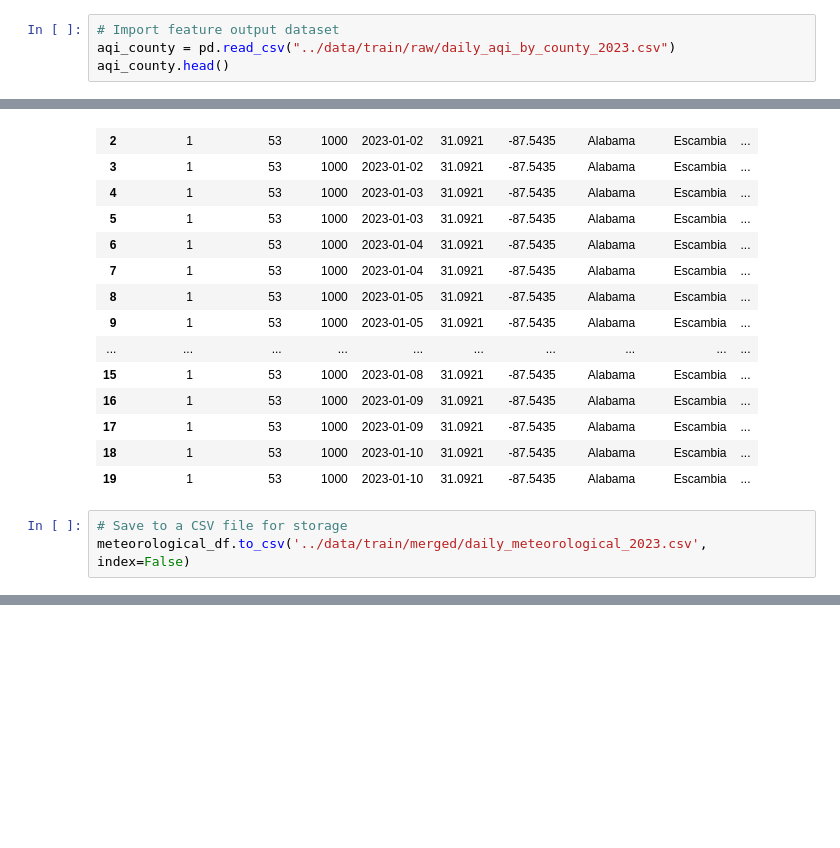
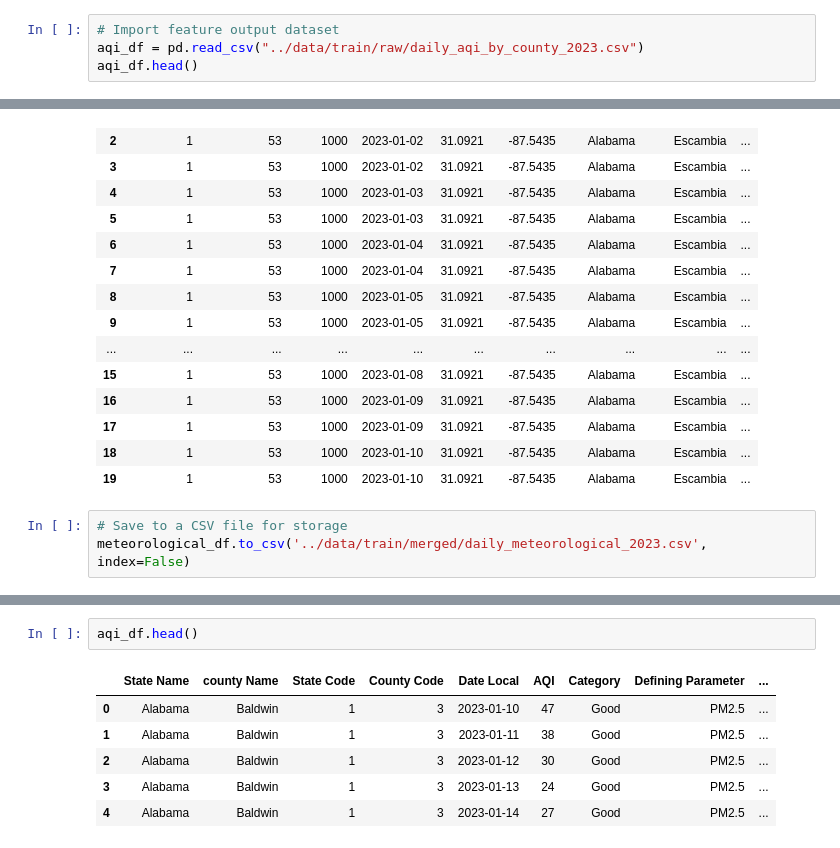
Before and after one commit to nehajanar/Air-Quality-Detection, a Jupyter notebook: code/aqi_prediction.ipynb, the cells around one changed output, grey strips where cells are left out. Saved outputs shown, nothing was run; the diff lists cells and outputs as text; blank space fills up the shorter version.

```diff
--- a/code/aqi_prediction.ipynb
+++ b/code/aqi_prediction.ipynb
@@ -129,8 +129,8 @@ rhdp_df.head()
 5 rows × 29 columns
 # %%
 # Import feature output dataset
-aqi_county = pd.read_csv("../data/train/raw/daily_aqi_by_county_2023.csv")
-aqi_county.head()
+aqi_df = pd.read_csv("../data/train/raw/daily_aqi_by_county_2023.csv")
+aqi_df.head()
 # %% [output]
 |  | State Name | county Name | State Code | County Code | Date | AQI | Category | Defining Parameter | ... |
 | 0 | Alabama | Baldwin | 1 | 3 | 2023-01-10 | 47 | Good | PM2.5 | ... |
@@ -268,0 +287,9 @@ meteorological_df.to_csv('../data/train/merged/daily_meteorological_2023.csv', i
+# %%
+aqi_df.head()
+# %% [output]
+|  | State Name | county Name | State Code | County Code | Date Local | AQI | Category | Defining Parameter | ... |
+| 0 | Alabama | Baldwin | 1 | 3 | 2023-01-10 | 47 | Good | PM2.5 | ... |
+| 1 | Alabama | Baldwin | 1 | 3 | 2023-01-11 | 38 | Good | PM2.5 | ... |
+| 2 | Alabama | Baldwin | 1 | 3 | 2023-01-12 | 30 | Good | PM2.5 | ... |
+| 3 | Alabama | Baldwin | 1 | 3 | 2023-01-13 | 24 | Good | PM2.5 | ... |
+| 4 | Alabama | Baldwin | 1 | 3 | 2023-01-14 | 27 | Good | PM2.5 | ... |
```
Also changed, not shown: parts of 7 cells of this notebook, 1 other file.
